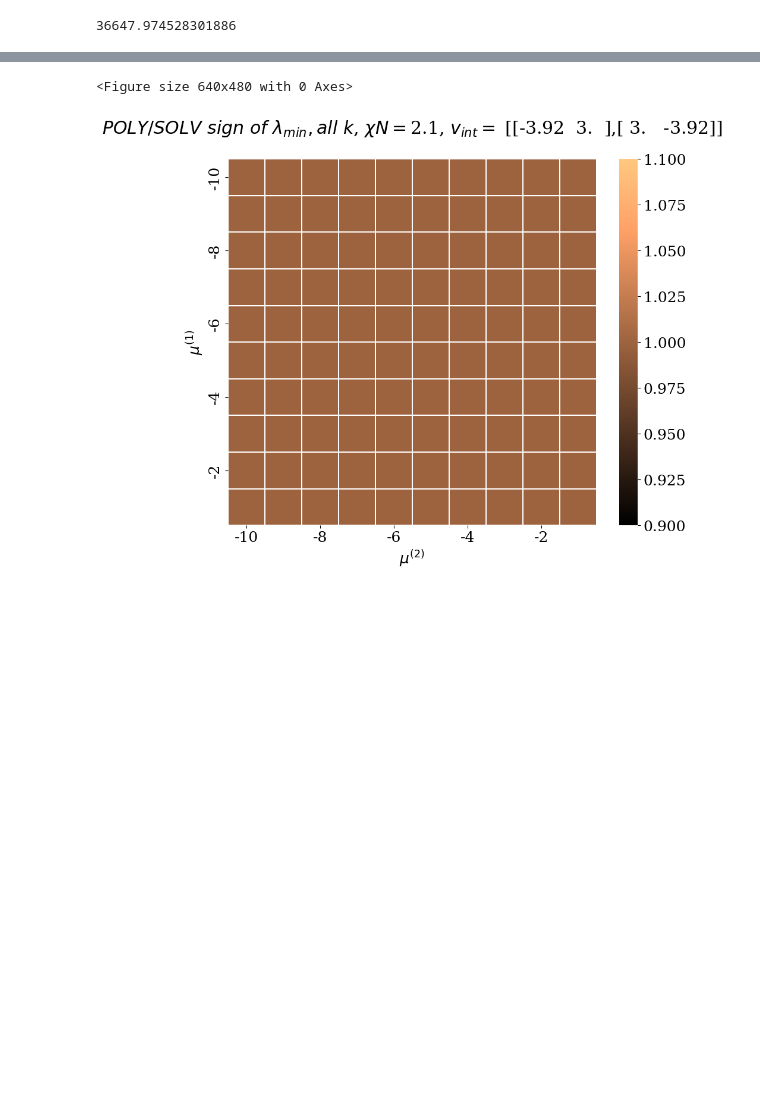
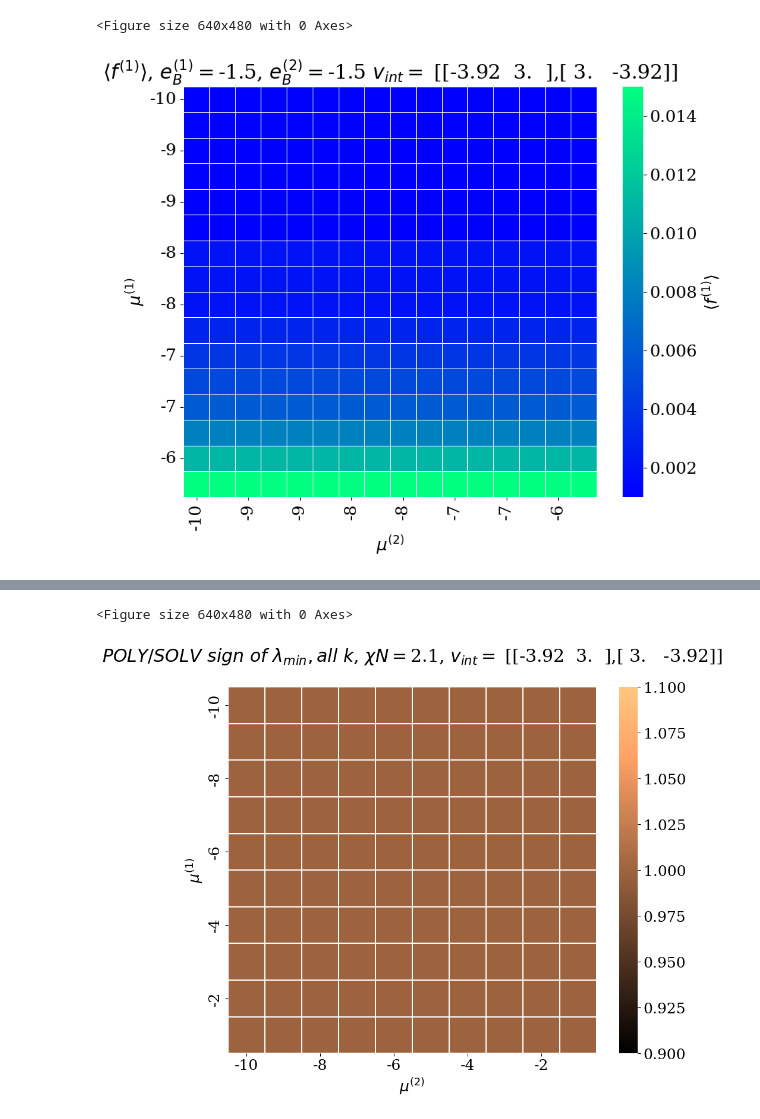
Before and after one commit to tmhabte/wlcsim_membrane, a Jupyter notebook: chrom_stab/chrom_stab_anal.ipynb, the cells around one changed output, grey strips where cells are left out. Cells and saved outputs as stored; diff of their text form; code cells hidden in the pictures; blank space fills up the shorter version.

```diff
--- a/chrom_stab/chrom_stab_anal.ipynb
+++ b/chrom_stab/chrom_stab_anal.ipynb
@@ -11,7 +11,7 @@ from matplotlib.colors import LogNorm
 # %%
 # load sf mat
 
-ID = -10.74
+ID = -17.49
 
 settings = np.load(r"C:\Users\tmhab\wlcsim_membrane\chrom_stab\ID=%s_settings.npy" % (ID), allow_pickle = True)
 
@@ -26,6 +26,8 @@ k_vec = np.logspace(klog_min, klog_max, klog_num) / b
 
 s2_mats = np.load(r"C:\Users\tmhab\wlcsim_membrane\chrom_stab\ID=%s_chrom_s2_mats_v_int=[[%s,%s],[%s,%s]],DNA,mu_max=%s.npy"\
                  % (ID, v_int[0,0], v_int[0,1], v_int[1,0], v_int[1,1], mu_max), allow_pickle = True)
+
+density_maps = np.load(r"ID=%s_density_maps.npy" % ID, allow_pickle=True)
 # %%
 print("v_int: ")
 print(v_int)
@@ -49,6 +51,32 @@ mu max, min, del_mu:
 k logspace min, max, tot num:
 -2.5 -1 30
-# %%
-N
-# %% [output]
-36647.974528301886
+# %%
+#density maps
+fig = plt.figure()
+plt.figure(figsize=(10,8))
+
+font = {'family' : 'serif',
+        'weight':'normal',
+        'size': 18}
+plt.rc('font', **font)
+
+f_gam_soln_arr = density_maps
+
+# #protein 1
+ax = sns.heatmap(f_gam_soln_arr[0], linewidth=0.5, cmap = "winter", xticklabels=mu2_array, yticklabels=mu1_array, cbar_kws={'label':  r'$ \langle f^{(1)} \rangle $'})
+ax.set_xticks(ax.get_xticks()[::2])
+ax.set_xticklabels(mu2_array[::2].astype(np.int64))
+ax.set_yticks(ax.get_yticks()[::2])
+ax.set_yticklabels(mu1_array[::2].astype(np.int64))
+
+plt.ylabel("$\mu^{(1)}$")
+plt.xlabel("$\mu^{(2)}$")
+plt.title(r"$ \langle f^{(1)} \rangle $" +  ", $e_B^{(1)} = $" + \
+          str(e_m[0]) + ", $e_B^{(2)} = $" + str(e_m[1]) \
+          +  " $v_{int} = $ [" + str(v_int[0]) + "," + str(v_int[1]) + "]")
+
+
+plt.show()
+# %% [output]
+<Figure size 640x480 with 0 Axes>
+[figure, added]
```
Also changed, not shown: parts of 14 cells of this notebook.
